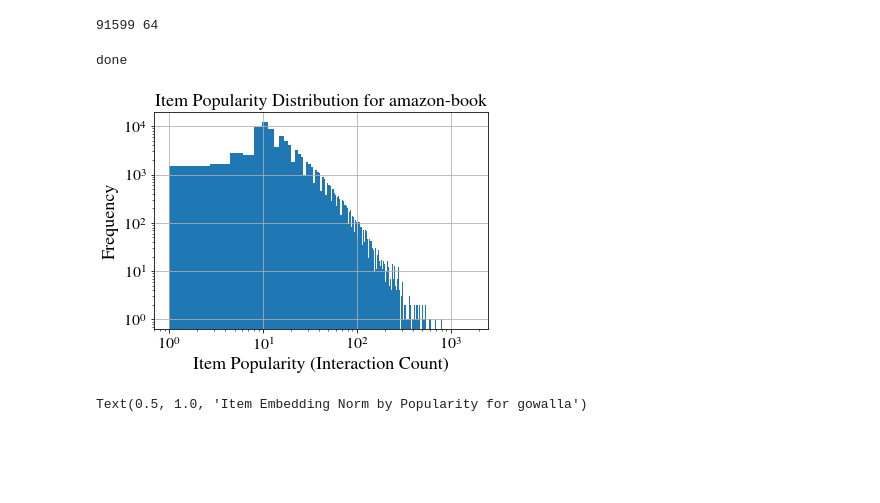
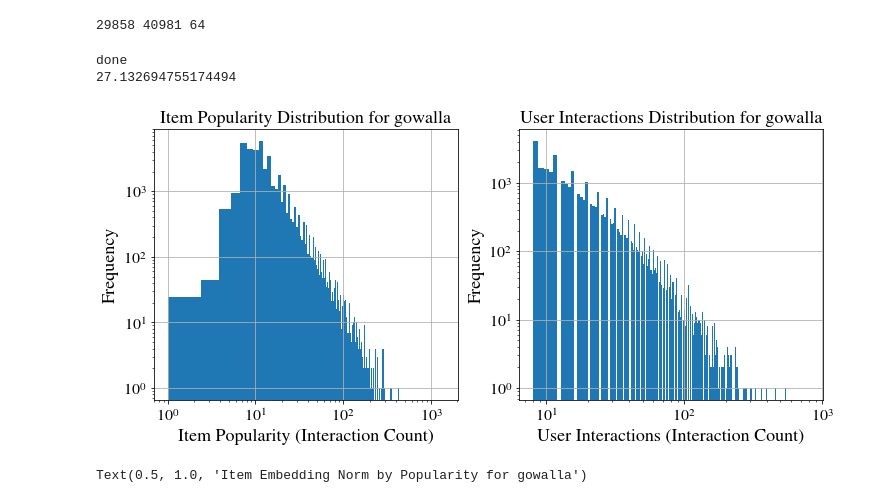
Before and after one commit to dliu18/degree-corrected-cf, a Jupyter notebook: Real World Embeddings.ipynb, the cells around one changed output. Cells and saved outputs as stored; diff of their text form; code cells hidden in the pictures; blank space fills up the shorter version.

Commit message:
examine item embeddings after tau

```diff
--- a/Real World Embeddings.ipynb
+++ b/Real World Embeddings.ipynb
@@ -15,18 +16,19 @@ plt.rc('ytick', labelsize=SMALL_SIZE)    # fontsize of the tick labels
 plt.rc('figure', titlesize=BIGGER_SIZE)  # fontsize of the figure title
 # %%
 # load embeddings
-dataset_name = "amazon-book"
+dataset_name = "gowalla"
 with open(f"pickles/lgn-predictions-{dataset_name}.pickle", "rb") as pickleFile:
     predictions = pickle.load(pickleFile)
 m, d = predictions["item embeddings"].shape
-print(m, d)
+n, _ = predictions["user embeddings"].shape
+print(n, m, d)
 # %% [output]
-91599 64
+29858 40981 64
 # %%
 # load interactions
 item_popularities = {idx: 0 for idx in range(m)}
 
-train_file = f"LightGCN-PyTorch/data/{dataset_name}/train.txt"
+train_file = f"LightGCN/data/{dataset_name}/train.txt"
 interactions = {}
 with open(train_file) as f:
     for l in f.readlines():
@@ -37,21 +39,35 @@ with open(train_file) as f:
                 item_popularities[idx] += 1
             interactions[int(l[0])] = items
 # %%
-fig, ax = plt.subplots()
+fig, ax = plt.subplots(ncols=2, figsize=(12, 5))
 item_pop_list = np.array([item_popularities[idx] for idx in range(m)])
-ax.hist(item_pop_list,
+ax[0].hist(item_pop_list,
         bins = 1000)
-ax.set_yscale("log")
-ax.set_xscale("log")
+ax[0].set_yscale("log")
+ax[0].set_xscale("log")
 
-ax.set_xlabel("Item Popularity (Interaction Count)")
-ax.set_ylabel("Frequency")
-ax.set_title(f"Item Popularity Distribution for {dataset_name}")
-ax.grid()
+ax[0].set_xlabel("Item Popularity (Interaction Count)")
+ax[0].set_ylabel("Frequency")
+ax[0].set_title(f"Item Popularity Distribution for {dataset_name}")
+ax[0].grid()
+
+user_frequency_list = np.array([len(interactions[idx]) for idx in range(n)]) #will break if a user is missing
+ax[1].hist(user_frequency_list,
+        bins = 1000)
+ax[1].set_yscale("log")
+ax[1].set_xscale("log")
+
+ax[1].set_xlabel("User Interactions (Interaction Count)")
+ax[1].set_ylabel("Frequency")
+ax[1].set_title(f"User Interactions Distribution for {dataset_name}")
+ax[1].grid()
+
 print("done")
+print(np.mean(user_frequency_list))
 # %% [output]
 done
+27.132694755174494
-[figure, old version]
+[figure, new version]
 # %%
 popularities = []
 avg_norms = []
```
Also changed, not shown: parts of 3 cells of this notebook.
